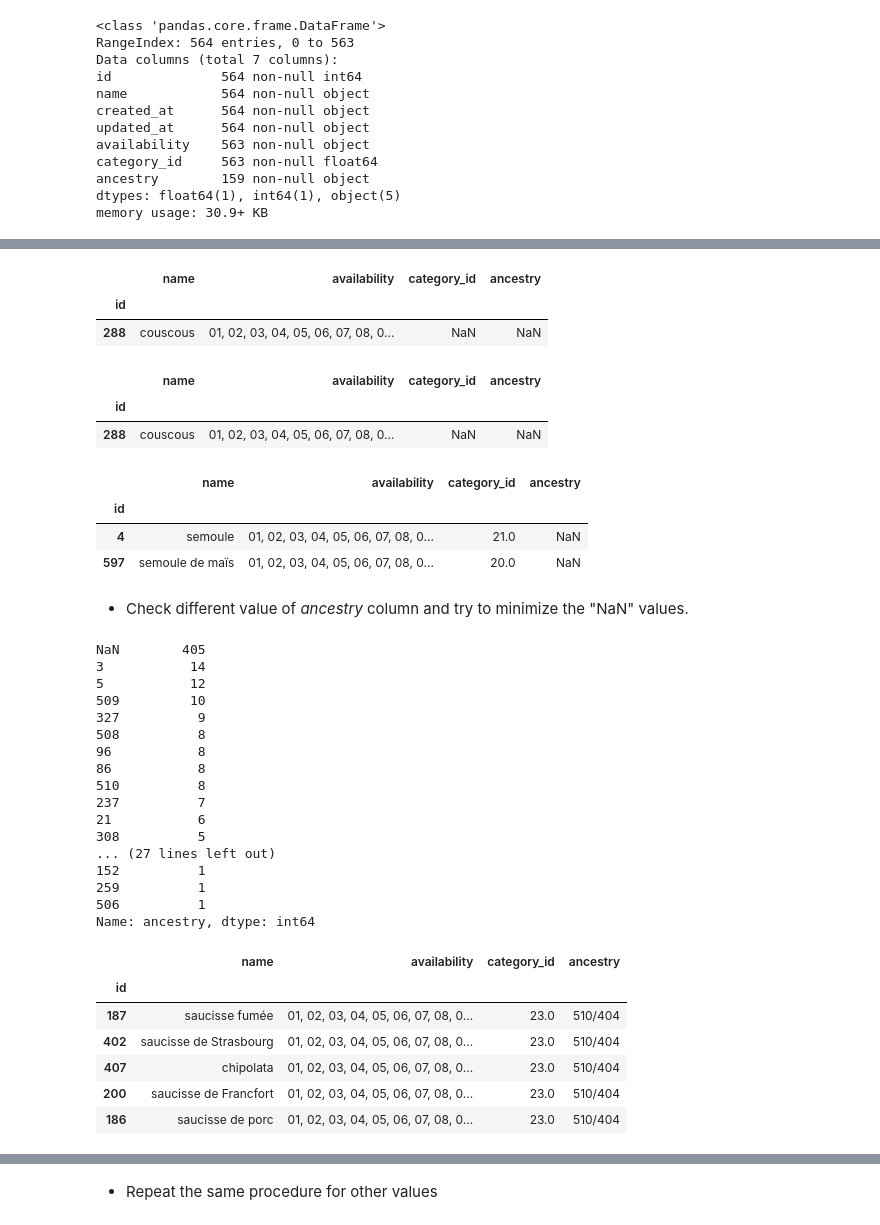
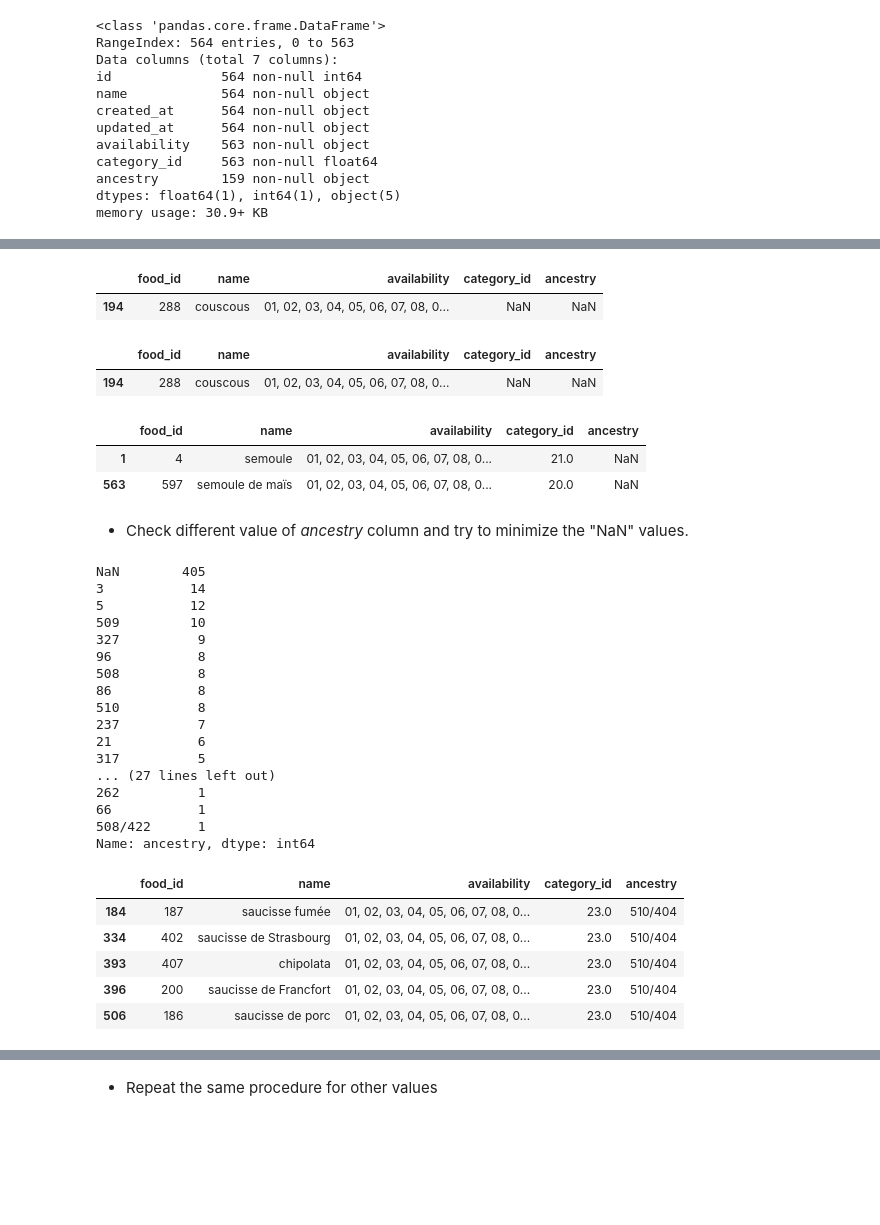
Before and after one commit to rezaadle/food-mama-project, a Jupyter notebook: mama-preprocessing.ipynb, the cells around one changed output, grey strips where cells are left out. Saved outputs shown, nothing was run; the diff lists cells and outputs as text; code cells hidden in the pictures; blank space fills up the shorter version.

```diff
--- a/mama-preprocessing.ipynb
+++ b/mama-preprocessing.ipynb
@@ -44,6 +44,6 @@ memory usage: 30.9+ KB
 # %%
-foods_copy = foods.copy()
-foods.drop(["created_at","updated_at"], axis=1, inplace=True)
-foods.set_index("id", inplace=True)
-foods.sort_index().head()
+food_copy = food.copy()
+food.drop(["created_at","updated_at"], axis=1, inplace=True)
+food.rename(columns={'id': 'food_id'}, inplace=True)
+food.sort_index().head()
 # %% [output]
@@ -64,5 +62,5 @@ foods[foods.availability.isnull()]
 # %%
 # Check the children's availability data
-ancestry_id = foods[foods.availability.isnull()].index
-foods[foods.ancestry == str(ancestry_id[0])]
+ancestry_id = food[food.availability.isnull()].food_id
+food[food.ancestry == str(ancestry_id.values[0])]
 # %% [output]
@@ -76,6 +73,7 @@ foods[foods.ancestry == str(ancestry_id[0])]
 # %%
 # Fill availability cell with one of its children data (here with the 1st one)
-child_ids = foods[foods.ancestry == str(ancestry_id[0])].index
-foods.loc[ancestry_id[0], ["availability"]] = foods.loc[child_ids[0], ["availability"]]
-foods.loc[ancestry_id[0]]
+child_indexs = food[food.ancestry == str(ancestry_id.values[0])].index
+ancestry_index = food[food.availability.isnull()].index
+food.loc[ancestry_index[0], ["availability"]] = food.loc[child_indexs[0], ["availability"]]
+food.loc[ancestry_index[0]]
 # %% [output]
@@ -87,60 +86,56 @@ Name: 53, dtype: object
 # %%
 # category_id column missing data
-foods[foods.category_id.isnull()]
+food[food.category_id.isnull()]
 # %% [output]
-|  | name | availability | category_id | ancestry |
-| id |  |  |  |  |
-| 288 | couscous | 01, 02, 03, 04, 05, 06, 07, 08, 0... | NaN | NaN |
+|  | food_id | name | availability | category_id | ancestry |
+| 194 | 288 | couscous | 01, 02, 03, 04, 05, 06, 07, 08, 0... | NaN | NaN |
 # %%
 # Check similar food using the same name
-foods[foods.name.apply(lambda x: "couscous" in x)]
+food[food.name.apply(lambda x: "couscous" in x)]
 # %% [output]
-|  | name | availability | category_id | ancestry |
-| id |  |  |  |  |
-| 288 | couscous | 01, 02, 03, 04, 05, 06, 07, 08, 0... | NaN | NaN |
+|  | food_id | name | availability | category_id | ancestry |
+| 194 | 288 | couscous | 01, 02, 03, 04, 05, 06, 07, 08, 0... | NaN | NaN |
 # %%
 # Check for similar Moroccan food such as "semoule"
-foods[foods.name.apply(lambda x: "semoule" in x)]
+food[food.name.apply(lambda x: "semoule" in x)]
 # %% [output]
-|  | name | availability | category_id | ancestry |
-| id |  |  |  |  |
-| 4 | semoule | 01, 02, 03, 04, 05, 06, 07, 08, 0... | 21.0 | NaN |
-| 597 | semoule de maïs | 01, 02, 03, 04, 05, 06, 07, 08, 0... | 20.0 | NaN |
+|  | food_id | name | availability | category_id | ancestry |
+| 1 | 4 | semoule | 01, 02, 03, 04, 05, 06, 07, 08, 0... | 21.0 | NaN |
+| 563 | 597 | semoule de maïs | 01, 02, 03, 04, 05, 06, 07, 08, 0... | 20.0 | NaN |
 # %%
 # Fill the category_id with the value of "semoule"
-id_num = foods[foods.category_id.isnull()].index
-foods.loc[id_num[0], ["category_id"]] = foods[foods.name == "semoule"]["category_id"].values[0]
+index_num = food[food.category_id.isnull()].index
+food.loc[index_num[0], ["category_id"]] = food[food.name == "semoule"]["category_id"].values[0]
 # %% [markdown]
 - Check different value of *ancestry* column and try to minimize the "NaN" values.
 # %%
-foods.ancestry.value_counts(dropna=False)
+food.ancestry.value_counts(dropna=False)
 # %% [output]
 NaN        405
 3           14
 5           12
 509         10
 327          9
+96           8
 508          8
-96           8
 86           8
 510          8
 237          7
 21           6
-308          5
+317          5
 ... (27 lines left out)
-152          1
-259          1
-506          1
+262          1
+66           1
+508/422      1
 Name: ancestry, dtype: int64
 # %%
-foods[foods.ancestry == "510/404"]
+food[food.ancestry == "510/404"]
 # %% [output]
-|  | name | availability | category_id | ancestry |
-| id |  |  |  |  |
-| 187 | saucisse fumée | 01, 02, 03, 04, 05, 06, 07, 08, 0... | 23.0 | 510/404 |
-| 402 | saucisse de Strasbourg | 01, 02, 03, 04, 05, 06, 07, 08, 0... | 23.0 | 510/404 |
-| 407 | chipolata | 01, 02, 03, 04, 05, 06, 07, 08, 0... | 23.0 | 510/404 |
-| 200 | saucisse de Francfort | 01, 02, 03, 04, 05, 06, 07, 08, 0... | 23.0 | 510/404 |
-| 186 | saucisse de porc | 01, 02, 03, 04, 05, 06, 07, 08, 0... | 23.0 | 510/404 |
+|  | food_id | name | availability | category_id | ancestry |
+| 184 | 187 | saucisse fumée | 01, 02, 03, 04, 05, 06, 07, 08, 0... | 23.0 | 510/404 |
+| 334 | 402 | saucisse de Strasbourg | 01, 02, 03, 04, 05, 06, 07, 08, 0... | 23.0 | 510/404 |
+| 393 | 407 | chipolata | 01, 02, 03, 04, 05, 06, 07, 08, 0... | 23.0 | 510/404 |
+| 396 | 200 | saucisse de Francfort | 01, 02, 03, 04, 05, 06, 07, 08, 0... | 23.0 | 510/404 |
+| 506 | 186 | saucisse de porc | 01, 02, 03, 04, 05, 06, 07, 08, 0... | 23.0 | 510/404 |
 # %%
 # Verify both ancestries
```
Also changed, not shown: parts of 28 cells of this notebook, 2 other files.
